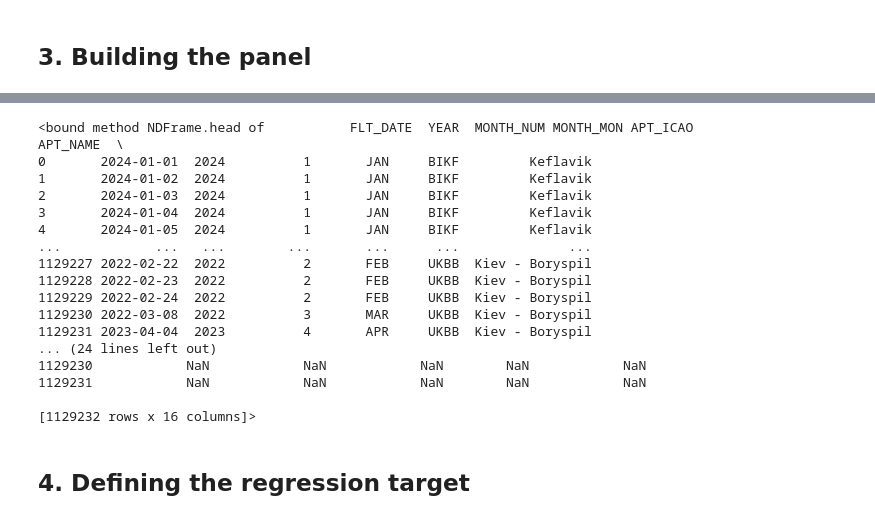
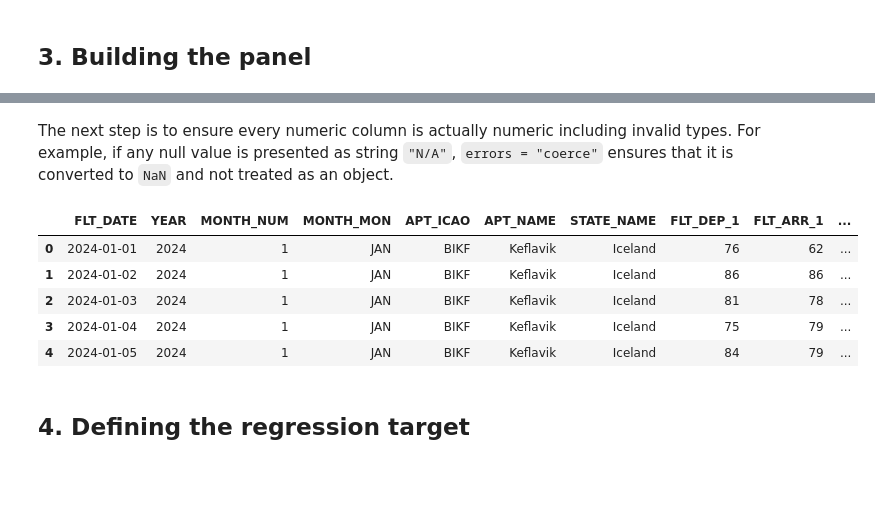
Before and after one commit to agarcia246/Machine_learning_Project, a Jupyter notebook: flight_delays.ipynb, the cells around one changed output, grey strips where cells are left out. Cells and saved outputs as stored; diff of their text form; code cells hidden in the pictures; blank space fills up the shorter version.

```diff
--- a/flight_delays.ipynb
+++ b/flight_delays.ipynb
@@ -123,0 +271,4 @@ See https://pandas.pydata.org/docs/user_guide/migration-3-strings.html#string-mi
+# %%
+traffic = airport_traffic[traffic_cols].drop_duplicates(subset=["APT_ICAO", "FLT_DATE"]).copy()
+atc = atc_delays[atc_cols].copy()
+panel = traffic.merge(atc, on=["APT_ICAO", "FLT_DATE"], how="left")
@@ -124,54 +295,24 @@ See https://pandas.pydata.org/docs/user_guide/migration-3-strings.html#string-mi
+# %% [markdown]
+The next step is to ensure every numeric column is actually numeric including invalid types. For example, if any null value is presented as string `"N/A"`, `errors = "coerce"` ensures that it is converted to `NaN` and not treated as an object.
 # %%
-traffic_cols = [
-    "FLT_DATE", "YEAR", "MONTH_NUM", "MONTH_MON",
-    "APT_ICAO", "APT_NAME", "STATE_NAME",
-    "FLT_DEP_1", "FLT_ARR_1", "FLT_TOT_1",
-    "FLT_DEP_IFR_2", "FLT_ARR_IFR_2", "FLT_TOT_IFR_2",
-]
-atc_cols = [
-    "FLT_DATE", "APT_ICAO",
-    "DLY_ATC_PRE_2", "FLT_DEP_3", "DLY_ATC_PRE_3",
-]
-
-traffic = airport_traffic[traffic_cols].copy()
-atc = atc_delays[atc_cols].copy()
-
-
-traffic = traffic.drop_duplicates(["APT_ICAO", "FLT_DATE"])
-atc = atc.drop_duplicates(["APT_ICAO", "FLT_DATE"])
-
-
-panel = traffic.merge(atc, on=["APT_ICAO", "FLT_DATE"], how="left")
-
 numeric_cols = [
     "FLT_DEP_1", "FLT_ARR_1", "FLT_TOT_1",
     "FLT_DEP_IFR_2", "FLT_ARR_IFR_2", "FLT_TOT_IFR_2",
     "DLY_ATC_PRE_2", "FLT_DEP_3", "DLY_ATC_PRE_3",
 ]
 
 for col in numeric_cols:
     panel[col] = pd.to_numeric(panel[col], errors="coerce")
 
 panel = panel.sort_values(["APT_ICAO", "FLT_DATE"]).reset_index(drop=True)
-panel.head
+panel.head()
 # %% [output]
-<bound method NDFrame.head of           FLT_DATE  YEAR  MONTH_NUM MONTH_MON APT_ICAO         APT_NAME  \
-0       2024-01-01  2024          1       JAN     BIKF         Keflavik
-1       2024-01-02  2024          1       JAN     BIKF         Keflavik
-2       2024-01-03  2024          1       JAN     BIKF         Keflavik
-3       2024-01-04  2024          1       JAN     BIKF         Keflavik
-4       2024-01-05  2024          1       JAN     BIKF         Keflavik
-...            ...   ...        ...       ...      ...              ...
-1129227 2022-02-22  2022          2       FEB     UKBB  Kiev - Boryspil
-1129228 2022-02-23  2022          2       FEB     UKBB  Kiev - Boryspil
-1129229 2022-02-24  2022          2       FEB     UKBB  Kiev - Boryspil
-1129230 2022-03-08  2022          3       MAR     UKBB  Kiev - Boryspil
-1129231 2023-04-04  2023          4       APR     UKBB  Kiev - Boryspil
-... (24 lines left out)
-1129230            NaN            NaN            NaN        NaN            NaN
-1129231            NaN            NaN            NaN        NaN            NaN
-
-[1129232 rows x 16 columns]>
+|  | FLT_DATE | YEAR | MONTH_NUM | MONTH_MON | APT_ICAO | APT_NAME | STATE_NAME | FLT_DEP_1 | FLT_ARR_1 | ... |
+| 0 | 2024-01-01 | 2024 | 1 | JAN | BIKF | Keflavik | Iceland | 76 | 62 | ... |
+| 1 | 2024-01-02 | 2024 | 1 | JAN | BIKF | Keflavik | Iceland | 86 | 86 | ... |
+| 2 | 2024-01-03 | 2024 | 1 | JAN | BIKF | Keflavik | Iceland | 81 | 78 | ... |
+| 3 | 2024-01-04 | 2024 | 1 | JAN | BIKF | Keflavik | Iceland | 75 | 79 | ... |
+| 4 | 2024-01-05 | 2024 | 1 | JAN | BIKF | Keflavik | Iceland | 84 | 79 | ... |
 # %% [markdown]
 ## 4. Defining the regression target
 # %%
```
Also changed, not shown: parts of 18 cells of this notebook.
